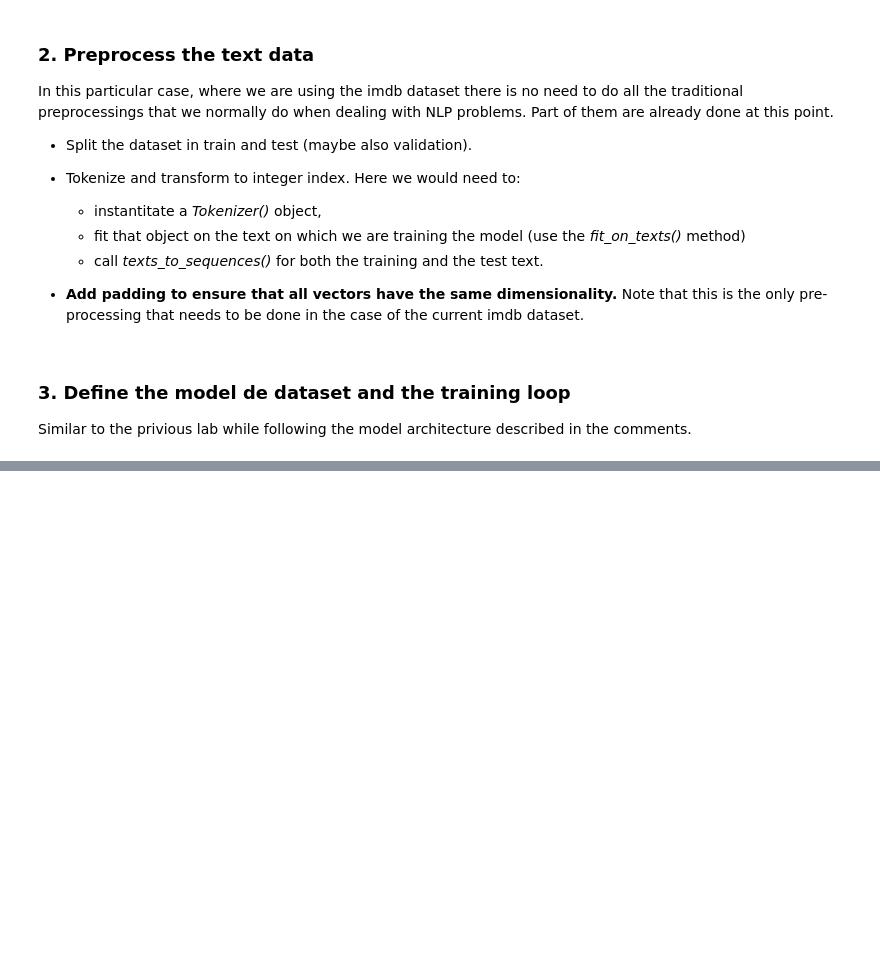
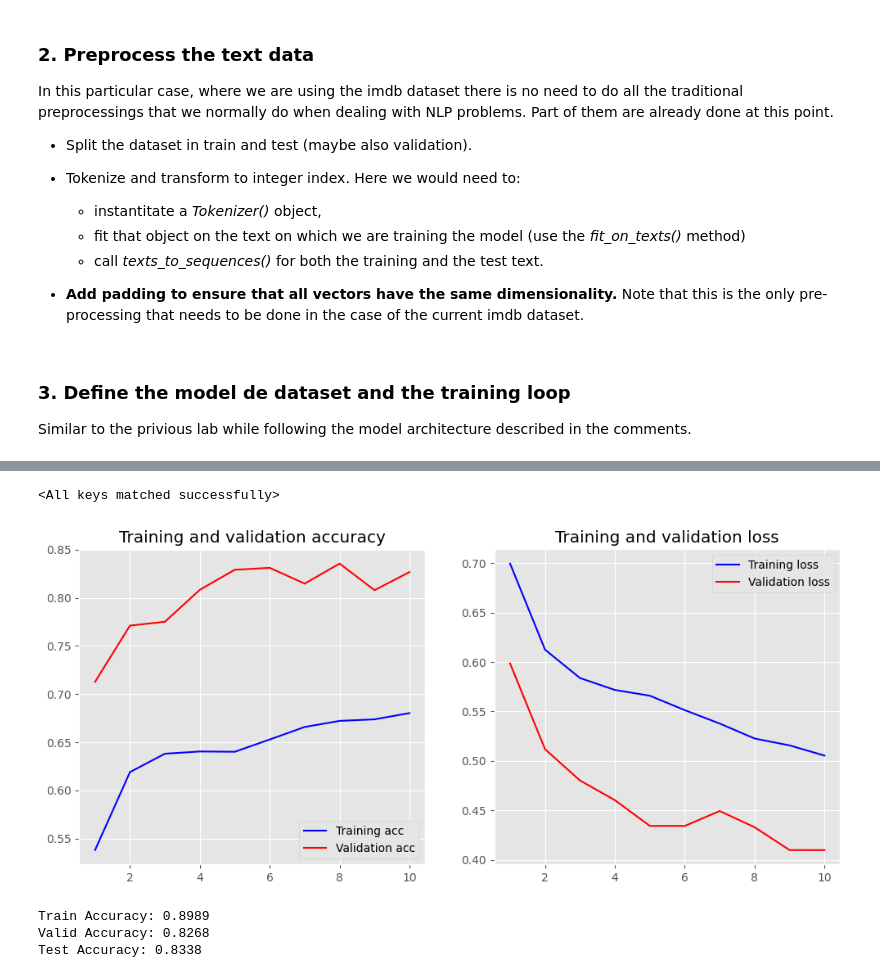
Before and after one commit to fusedbloxxer/ub-g21-deeplearning, a Jupyter notebook: labs/lab2/Lab 2 - Pytorch.ipynb, the cells around one changed output, grey strips where cells are left out. Cells and saved outputs as stored; diff of their text form; code cells hidden in the pictures; blank space fills up the shorter version.

```diff
--- a/labs/lab2/Lab 2 - Pytorch.ipynb
+++ b/labs/lab2/Lab 2 - Pytorch.ipynb
@@ -195,0 +654,30 @@ RuntimeError: running_mean should contain 1000 elements not 128
+# %%
+# instantiate the model
+model = CharCNN()
+
+# define an Adam optimizer for the model with a lr of 1e-3
+optimizer = torch.optim.AdamW(model.parameters(), lr=1e-3)
+
+# define a Cross Entropy loss function
+loss_fn = nn.BCEWithLogitsLoss()
+
+# customize training loop
+batch_size = 8
+epochs = 10
+
+# define the training dataloader and the test dataloader
+train_loader = data.DataLoader(t.cast(data.Dataset, train_data),
+                               batch_size=batch_size,
+                               shuffle=True,
+                               generator=gen)
+valid_loader = data.DataLoader(t.cast(data.Dataset, valid_data),
+                               batch_size=batch_size,
+                               shuffle=True,
+                               generator=gen)
+test_loader = data.DataLoader(t.cast(data.Dataset, test_data),
+                              batch_size=batch_size,
+                              shuffle=True,
+                              generator=gen)
+
+# Send model to GPU
+model.to(device)
@@ -195,0 +779,10 @@ RuntimeError: running_mean should contain 1000 elements not 128
+# %%
+model = CharCNN().to(device)
+model.load_state_dict(torch.load('.weights/imdb2.pt'))
+# %% [output]
+<All keys matched successfully>
+# %%
+%matplotlib inline
+plot_history(history)
+# %% [output]
+[figure, added]
@@ -195,0 +804,13 @@ RuntimeError: running_mean should contain 1000 elements not 128
+# %%
+train_score = evaluate(model, train_loader)
+print("Train Accuracy: {:.4f}".format(train_score))
+
+valid_score = evaluate(model, valid_loader)
+print("Valid Accuracy: {:.4f}".format(valid_score))
+
+test_score = evaluate(model, test_loader)
+print("Test Accuracy: {:.4f}".format(test_score))
+# %% [output]
+Train Accuracy: 0.8989
+Valid Accuracy: 0.8268
+Test Accuracy: 0.8338
```
Also changed, not shown: parts of 28 cells of this notebook, 2 other files.
